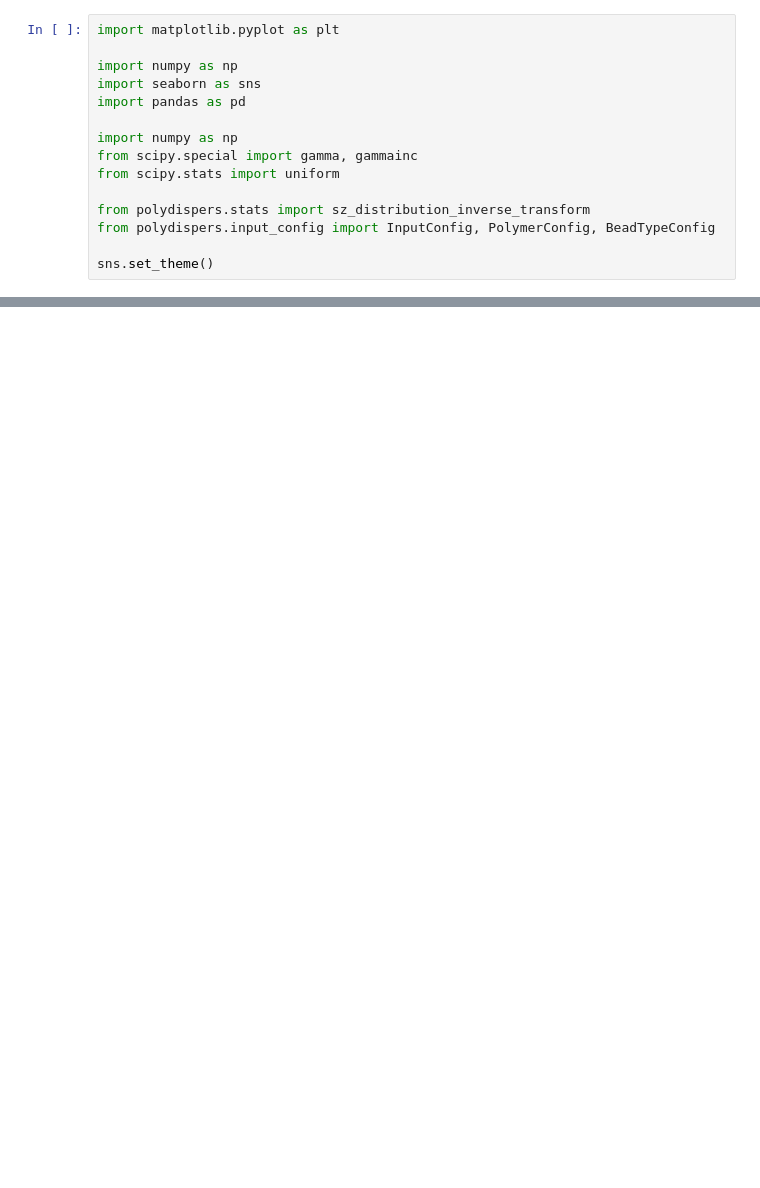
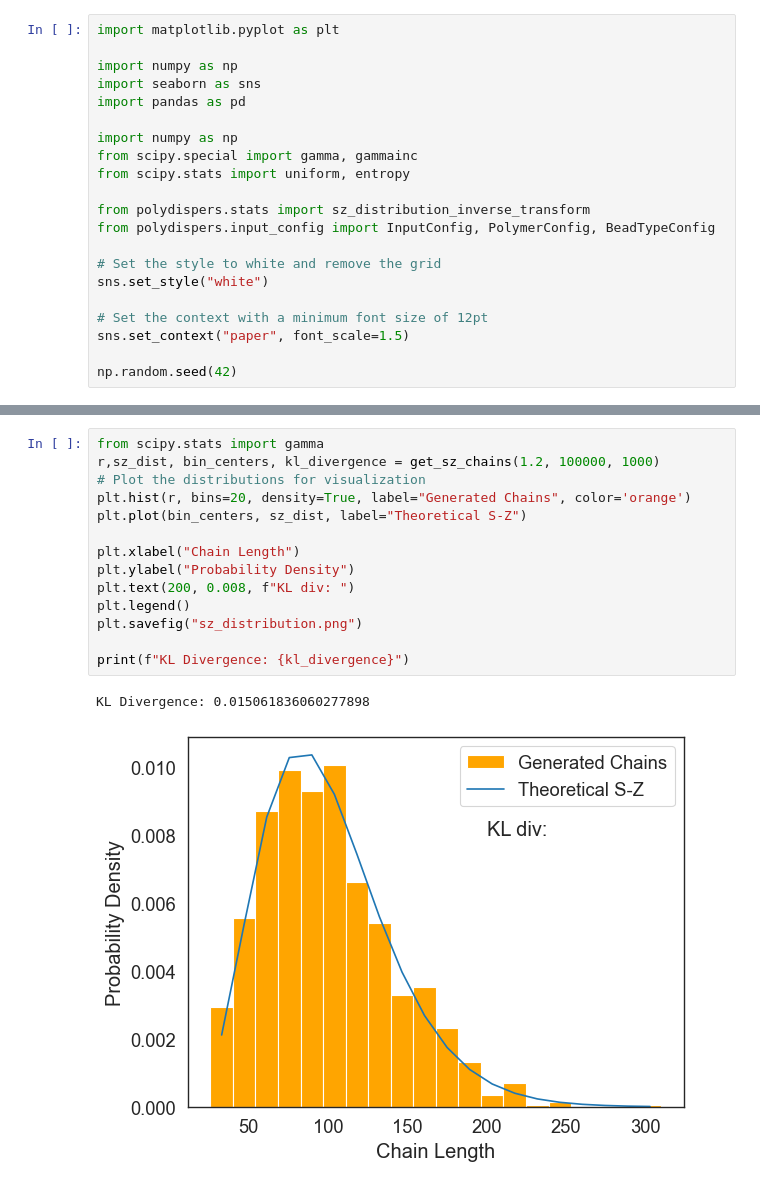
Before and after one commit to jkrajniak/polydispers-lj-generator, a Jupyter notebook: notebooks/analysis.ipynb, the cells around one changed output, grey strips where cells are left out. Saved outputs shown, nothing was run; the diff lists cells and outputs as text; blank space fills up the shorter version.

Commit message:
paper?

```diff
--- a/notebooks/analysis.ipynb
+++ b/notebooks/analysis.ipynb
@@ -7,9 +7,15 @@ import pandas as pd
 
 import numpy as np
 from scipy.special import gamma, gammainc
-from scipy.stats import uniform
+from scipy.stats import uniform, entropy
 
 from polydispers.stats import sz_distribution_inverse_transform
 from polydispers.input_config import InputConfig, PolymerConfig, BeadTypeConfig
 
-sns.set_theme()
+# Set the style to white and remove the grid
+sns.set_style("white")
+
+# Set the context with a minimum font size of 12pt
+sns.set_context("paper", font_scale=1.5)
+
+np.random.seed(42)
@@ -105,0 +56,17 @@ plt.show()
+# %%
+from scipy.stats import gamma
+r,sz_dist, bin_centers, kl_divergence = get_sz_chains(1.2, 100000, 1000)
+# Plot the distributions for visualization
+plt.hist(r, bins=20, density=True, label="Generated Chains", color='orange')
+plt.plot(bin_centers, sz_dist, label="Theoretical S-Z")
+
+plt.xlabel("Chain Length")
+plt.ylabel("Probability Density")
+plt.text(200, 0.008, f"KL div: ")
+plt.legend()
+plt.savefig("sz_distribution.png")
+
+print(f"KL Divergence: {kl_divergence}")
+# %% [output]
+KL Divergence: 0.015061836060277898
+[figure, added]
```
Also changed, not shown: parts of 8 cells of this notebook, 4 other files.
